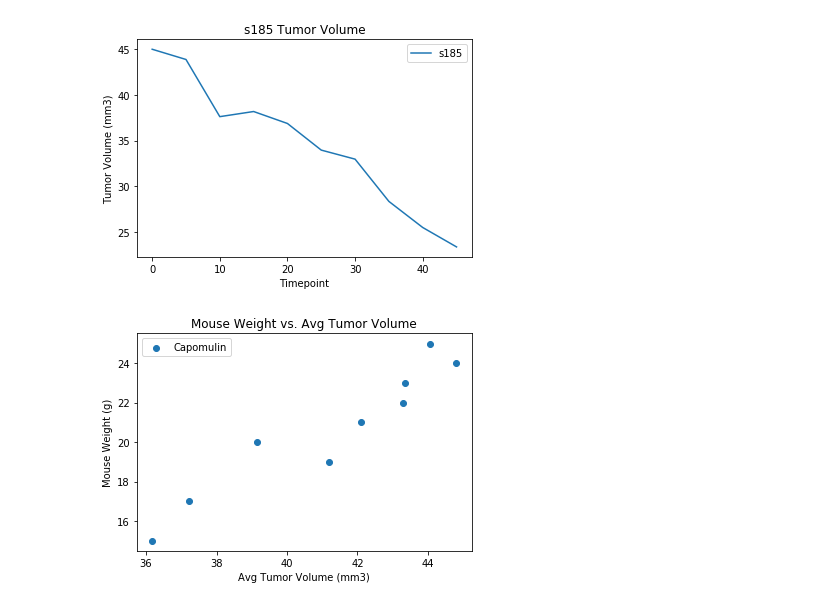
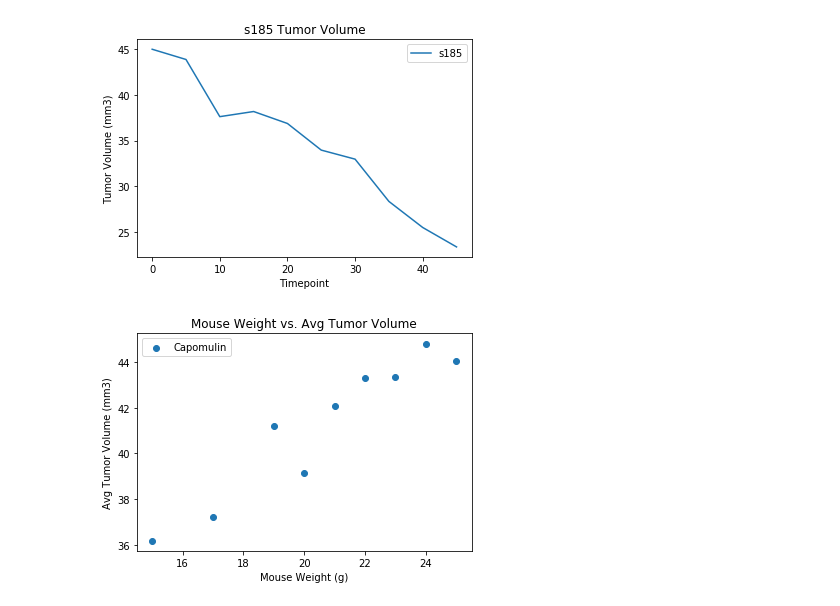
Before and after one commit to hannahduncan/matplotlib-challenge, a Jupyter notebook: Pymaceuticals/main.ipynb, the cells around one changed output. Saved outputs shown, nothing was run; the diff lists cells and outputs as text; code cells hidden in the pictures.

```diff
--- a/Pymaceuticals/main.ipynb
+++ b/Pymaceuticals/main.ipynb
@@ -241,23 +241,22 @@ plt.show()
 # %%
 # Generate a scatter plot of mouse weight versus average tumor volume for the Capomulin regimen
 
 cap_weightvol_df = cap_overall_df[["Weight (g)","Tumor Volume (mm3)"]]
 cap_weightvol_df = cap_weightvol_df.set_index("Weight (g)")
 grouped_cap_weightvol_df = cap_weightvol_df.groupby("Weight (g)")
 grouped_cap_weightvol_df = grouped_cap_weightvol_df.mean()
 grouped_cap_weightvol_df = grouped_cap_weightvol_df.reset_index()
-
-cap_x = grouped_cap_weightvol_df.iloc[:,1]
-cap_y = grouped_cap_weightvol_df.iloc[:,0]
+cap_x = grouped_cap_weightvol_df.iloc[:,0]
+cap_y = grouped_cap_weightvol_df.iloc[:,1]
 
 cap_weightvol_plot = plt.scatter(cap_x,cap_y)
 plt.title("Mouse Weight vs. Avg Tumor Volume")
-plt.xlabel("Avg Tumor Volume (mm3)")
-plt.ylabel("Mouse Weight (g)")
+plt.ylabel("Avg Tumor Volume (mm3)")
+plt.xlabel("Mouse Weight (g)")
 plt.legend(["Capomulin"],loc="best")
 plt.show()
 # %% [output]
-[figure, old version]
+[figure, new version]
 # %%
 # Calculate the correlation coefficient and linear regression model for mouse weight and average tumor volume for the Capomulin regimen
 (cap_slope, cap_intercept, cap_r, cap_p, cap_sem) = linregress(cap_x, cap_y)
```
Also changed, not shown: parts of 3 cells of this notebook.
